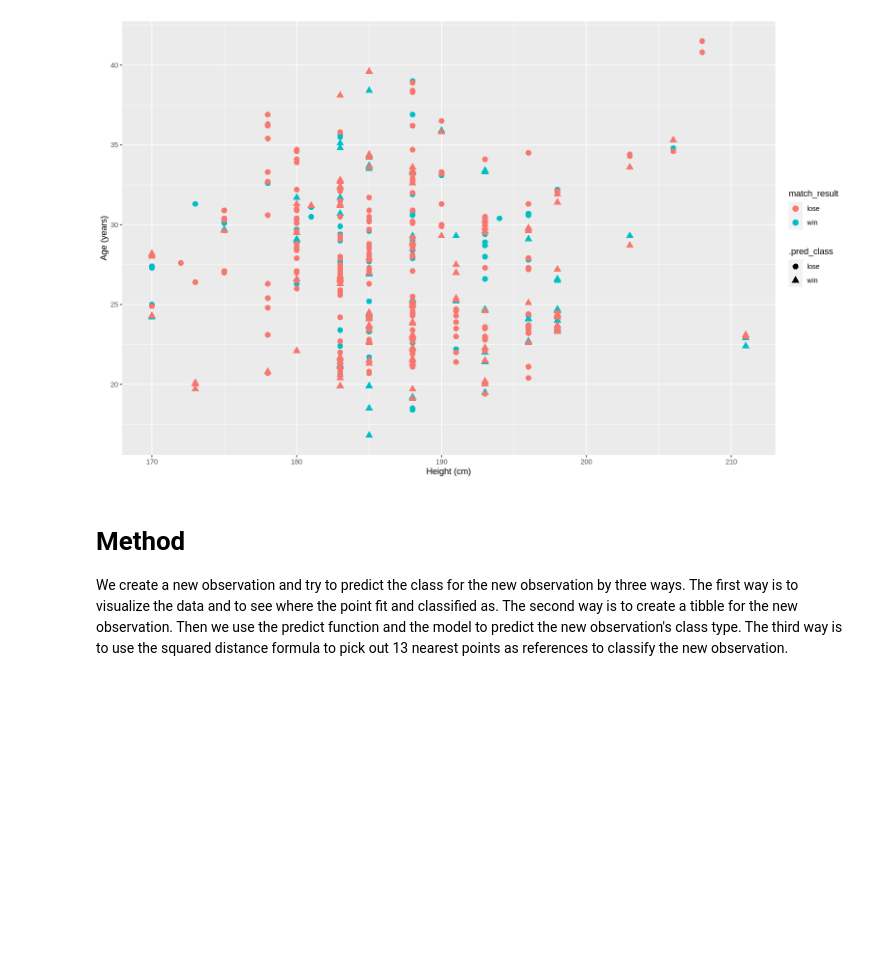
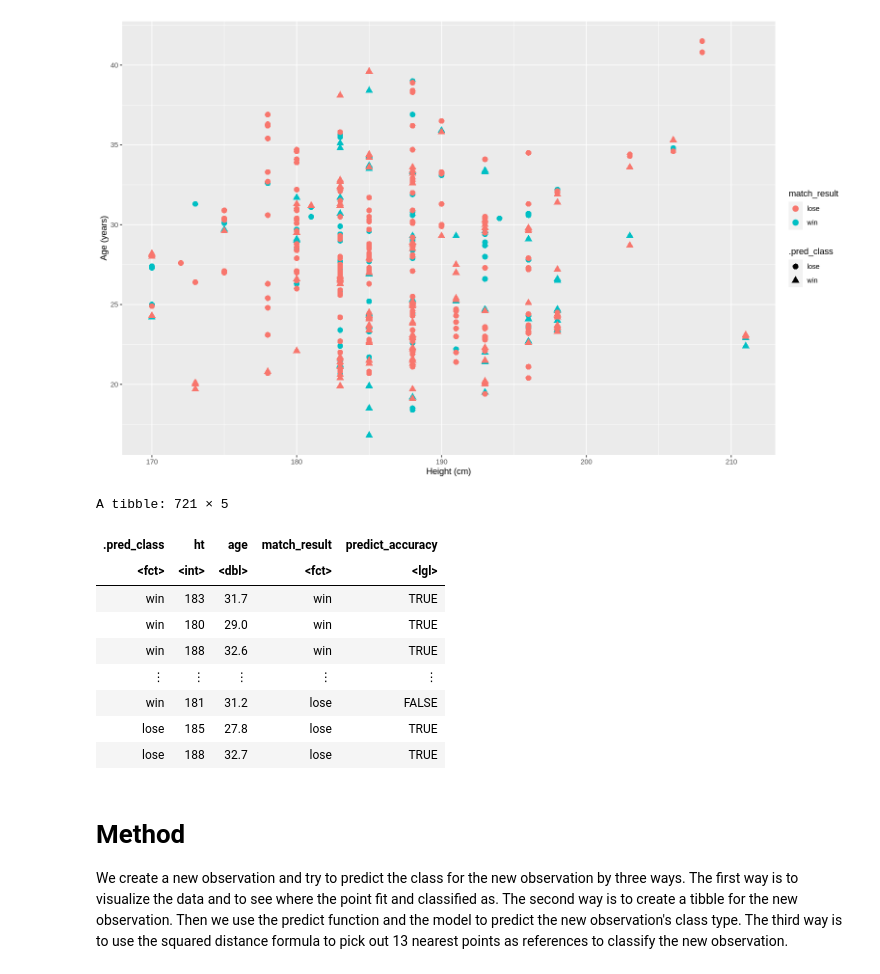
Before and after one commit to bearmohawk/DSCI-100-2022_autumn-Group-37, a Jupyter notebook: Project report Group 37-Copy1.ipynb, the cells around one changed output. Cells and saved outputs as stored; diff of their text form; code cells hidden in the pictures; blank space fills up the shorter version.

Commit message:
added a new column to match_test_predictions

```diff
--- a/Project report Group 37-Copy1.ipynb
+++ b/Project report Group 37-Copy1.ipynb
@@ -255,6 +255,25 @@ prediction_plot <- ggplot(data = match_test_predictions,aes(x= ht, y=age, color
 prediction_plot
 # %% [output]
 [figure]
+# %%
+#creating a new column to determine how accurate our predictions are
+prediction_accuracy <- match_test_predictions |>
+    mutate(predict_accuracy = .pred_class == match_result)
+prediction_accuracy
+prediction_accuracy_plot <- ggplot(data = match_test_predictions,aes(x= ht, y=age, color = match_result, shape = .pred_class)) +
+                        geom_point(size = 3) + labs(x = "Height (cm)", y = "Age (years)")
+prediction_accuracy_plot
+# %% [output]
+A tibble: 721 × 5
+| .pred_class | ht | age | match_result | predict_accuracy |
+| <fct> | <int> | <dbl> | <fct> | <lgl> |
+| win | 183 | 31.7 | win | TRUE |
+| win | 180 | 29.0 | win | TRUE |
+| win | 188 | 32.6 | win | TRUE |
+| ⋮ | ⋮ | ⋮ | ⋮ | ⋮ |
+| win | 181 | 31.2 | lose | FALSE |
+| lose | 185 | 27.8 | lose | TRUE |
+| lose | 188 | 32.7 | lose | TRUE |
 # %% [markdown]
 # Method
 
```
